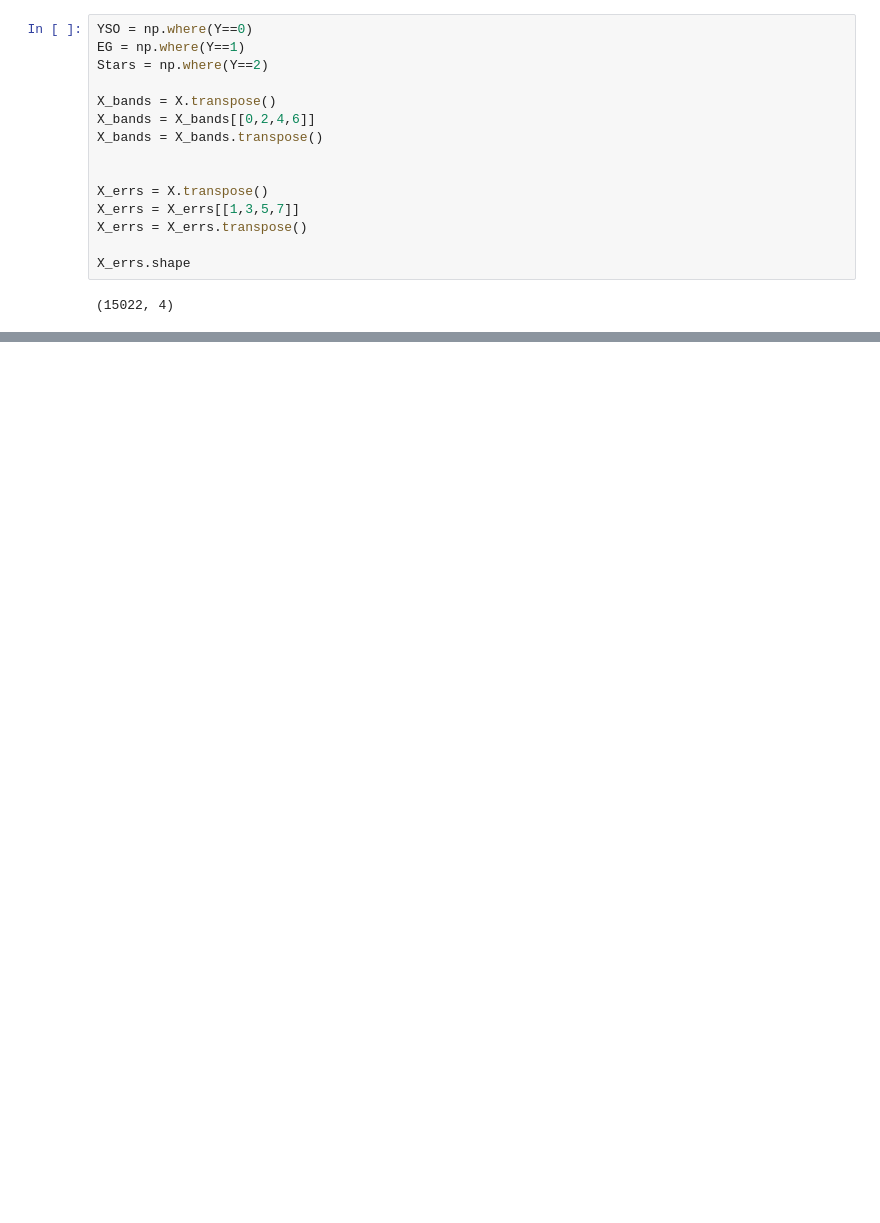
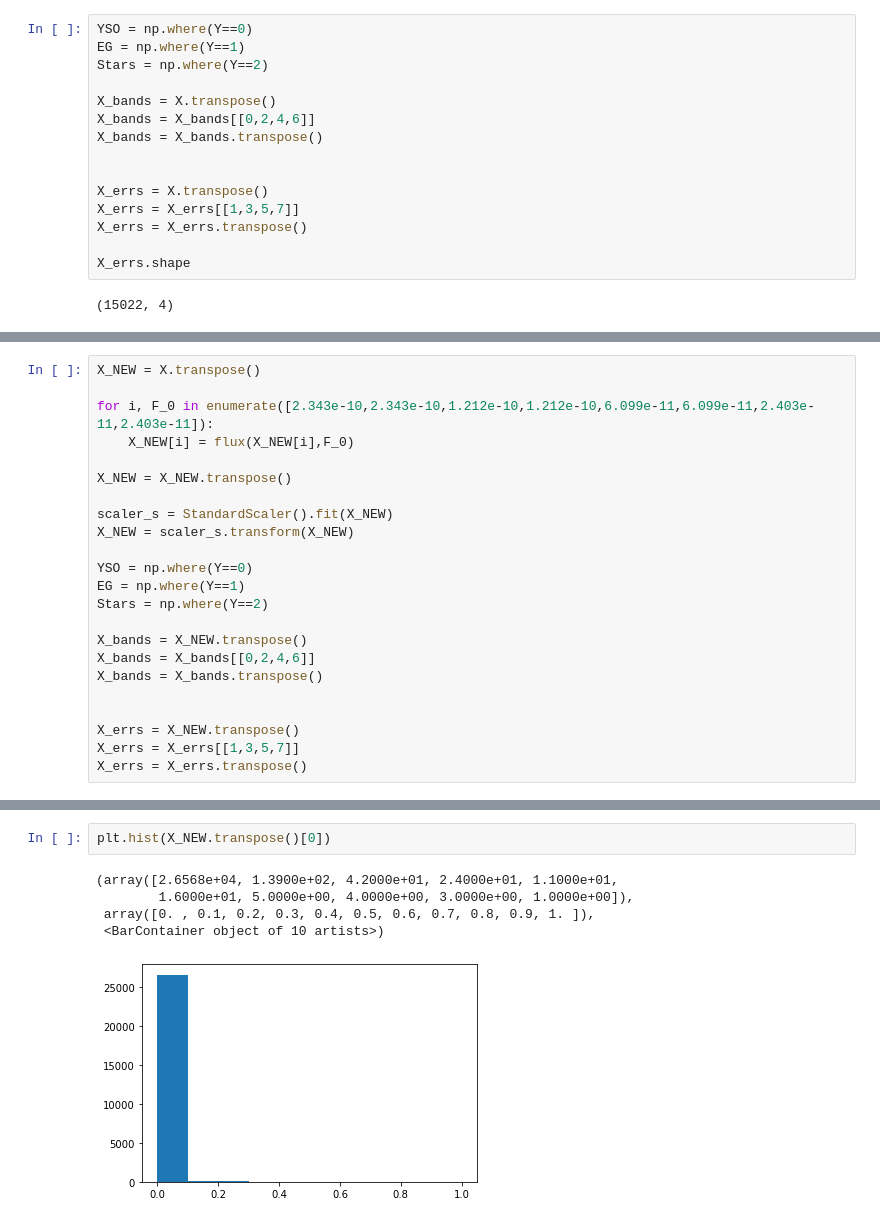
Before and after one commit to bcrompvoets/Random, a Jupyter notebook: Phase_3_1__IRAC_Only_Classification/Notebooks/Make_SEDs.ipynb, the cells around one changed output, grey strips where cells are left out. Drawn from its saved outputs; the diff is of its cells as text; blank space fills up the shorter version.

```diff
--- a/Phase_3_1__IRAC_Only_Classification/Notebooks/Make_SEDs.ipynb
+++ b/Phase_3_1__IRAC_Only_Classification/Notebooks/Make_SEDs.ipynb
@@ -123,0 +134,23 @@ X_errs.shape
+# %%
+X_NEW = X.transpose()
+
+for i, F_0 in enumerate([2.343e-10,2.343e-10,1.212e-10,1.212e-10,6.099e-11,6.099e-11,2.403e-11,2.403e-11]):
+    X_NEW[i] = flux(X_NEW[i],F_0)
+
+X_NEW = X_NEW.transpose()
+
+scaler_s = StandardScaler().fit(X_NEW)
+X_NEW = scaler_s.transform(X_NEW)
+
+YSO = np.where(Y==0)
+EG = np.where(Y==1)
+Stars = np.where(Y==2)
+
+X_bands = X_NEW.transpose()
+X_bands = X_bands[[0,2,4,6]]
+X_bands = X_bands.transpose()
+
+
+X_errs = X_NEW.transpose()
+X_errs = X_errs[[1,3,5,7]]
+X_errs = X_errs.transpose()
@@ -123,0 +188,8 @@ X_errs.shape
+# %%
+plt.hist(X_NEW.transpose()[0])
+# %% [output]
+(array([2.6568e+04, 1.3900e+02, 4.2000e+01, 2.4000e+01, 1.1000e+01,
+        1.6000e+01, 5.0000e+00, 4.0000e+00, 3.0000e+00, 1.0000e+00]),
+ array([0. , 0.1, 0.2, 0.3, 0.4, 0.5, 0.6, 0.7, 0.8, 0.9, 1. ]),
+ <BarContainer object of 10 artists>)
+[figure, added]
```
Also changed, not shown: parts of 7 cells of this notebook, 4 other files.
